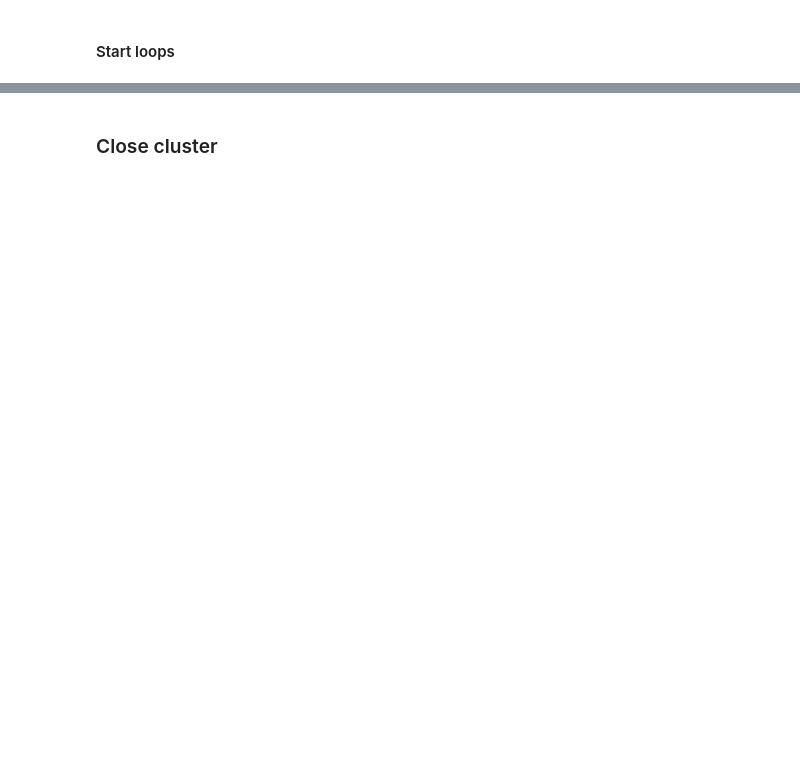
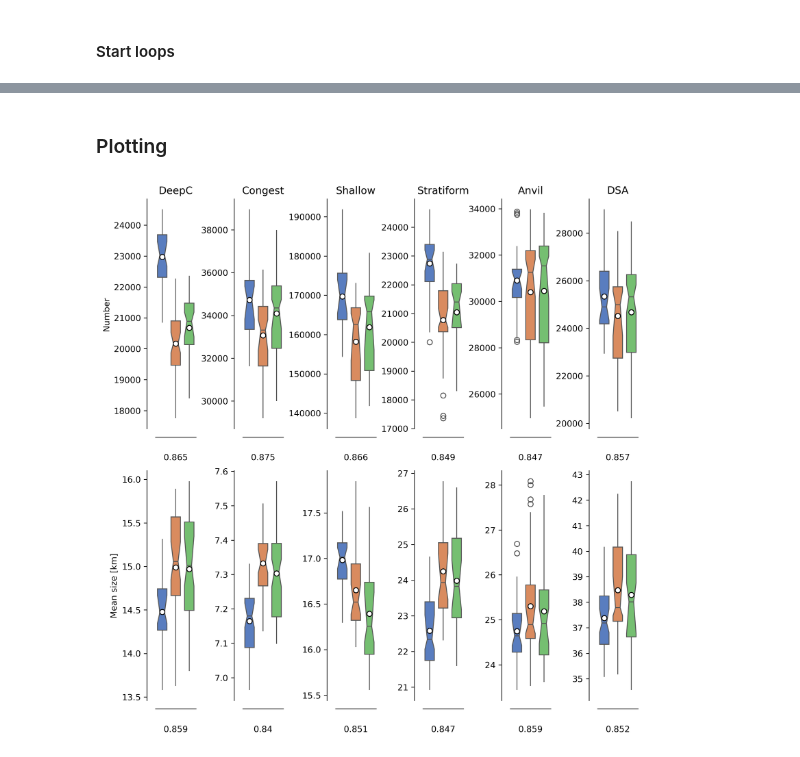
Before and after one commit to jhruppert/tc-crfrad, a Jupyter notebook: analysis/mpas_pclass_cluster.ipynb, the cells around one changed output, grey strips where cells are left out. Drawn from its saved outputs; the diff is of its cells as text; code cells hidden in the pictures; blank space fills up the shorter version.

Commit message:
Updates to cluster processing

```diff
--- a/analysis/mpas_pclass_cluster.ipynb
+++ b/analysis/mpas_pclass_cluster.ipynb
@@ -95,17 +23,15 @@ client.wait_for_workers(ncpu)
 # %% [markdown]
 #### Set paths, read initial conditions, find tropical indexes
-# %%
-if ~do_write_adj:
-    with open(pickle_file, 'rb') as f:
-        adj_full = pickle.load(f)
 # %%
 grid_path = "/glade/work/rberrios/MPAS/aqua_sstmax10N_ASD/plus4K/TC_3km/x5.tropical_3km_10N.init.nc"
 grid = xr.open_dataset(grid_path)
+areaCell = grid.areaCell
+ncell = areaCell.shape[0] # m^2
 
 latCell = np.degrees(grid.latCell)
 lonCell = np.degrees(grid.lonCell)
 
-# #find indexes within desired latitudinal range
+#find indexes within desired latitudinal range
 # latbounds = [15, 20.0]
-# # latbounds = [0, 15.0]
-# ind_within_lat = np.where( (latCell >= latbounds[0]) & (latCell <= latbounds[1]) )[0]
+latbounds = [0, 15.0]
+ind_within_lat = np.where( (latCell >= latbounds[0]) & (latCell <= latbounds[1]) )[0]
@@ -495,2 +41,0 @@ Processing file: pclass_cluster_CTL_2000-05-01_06.00.00.pickle
-# %% [markdown]
-### Close cluster
@@ -498,0 +103,65 @@ cluster.close()
+# %% [markdown]
+### Plotting
+# %%
+from scipy.stats import ttest_ind
+import seaborn as sns
+
+def plot_boxplots(pltvar, axs, do_legend=False):
+      colors = sns.color_palette('muted', n_colors=ntest)
+      for iclass, iax in enumerate(axs):
+            sns.boxplot([pltvar[iexp,:,iclass] for iexp in range(pltvar.shape[0])],
+                        width=0.7, showmeans=True,
+                        meanprops={"marker":"o", "markerfacecolor":"white",
+                              "markeredgecolor":"black", "markersize":"6"},
+                        palette=colors,
+                        ax=iax, notch=True, showcaps=False, bootstrap=10000,
+                        showfliers=True,)
+            sns.despine(ax=iax, bottom=True)
+
+            # Add t-test
+            t_stat, p_value = ttest_ind(pltvar[0,iclass,:],
+                                    pltvar[1,iclass,:],
+                                    equal_var=True)
+            iax.text(0.5, -0.11, str(np.round(p_value, 3)),
+                     ha='center', va='top', transform=iax.transAxes)#, fontsize=10)
+      # if do_legend:
+      #       axs[-1].legend(loc="upper right", frameon=False, fontsize=12, labels=test_names, bbox_to_anchor=(1.15, 0.5))
+      #       handles = [plt.Line2D([0], [0], color=colors[i], lw=10) for i in range(ntest)]
+      #       axs[-1].legend(handles=handles, labels=test_names, loc="center right", frameon=False,
+      #                      fontsize=12, bbox_to_anchor=(5.0, 0.5))
+      return axs
+
+# create figure
+fig_x = 1.3*nclass + 1
+fig_y = 9
+fig, axs = plt.subplots(2,nclass, figsize=(fig_x,fig_y), layout="constrained", dpi=300)
+
+# Cluster counts
+pltvar = numbers
+ytitle = 'Number'
+irow = 0
+axs[irow, 0].set_ylabel(ytitle)
+# plot_boxplots(pltvar, axs.flatten()[0:nclass], ntest, it_max, ytitle, do_legend=True)
+axs[irow,:] = plot_boxplots(pltvar[:,:,:], axs[irow,:])
+
+# Cluster sizes
+pltvar = mean_sizes/1e3 # m --> km
+ytitle = 'Mean size [km]'
+# plot_boxplots(pltvar, axs.flatten()[nclass:nclass*2], ntest, it_max, ytitle, do_legend=True)
+irow = 1
+axs[irow, 0].set_ylabel(ytitle)
+axs[irow,:] = plot_boxplots(pltvar[:,:,:], axs[irow,:])
+
+for iclass in range(nclass):
+      axs[0,iclass].set_title(pclass_names_long[iclass])
+
+for iaxs in axs.flatten():
+      sns.despine(offset=10,ax=iaxs, top=True, right=True)
+      iaxs.set_xticks([])
+
+# axs[1,nclass-1].legend(loc="upper right", labels=test_names,
+#                        frameon=False, fontsize=12, bbox_to_anchor=(1.15, 0.5))
+
+plt.show()
+# %% [output]
+[figure, added]
```
Also changed, not shown: parts of 22 cells of this notebook, 2 other files.
